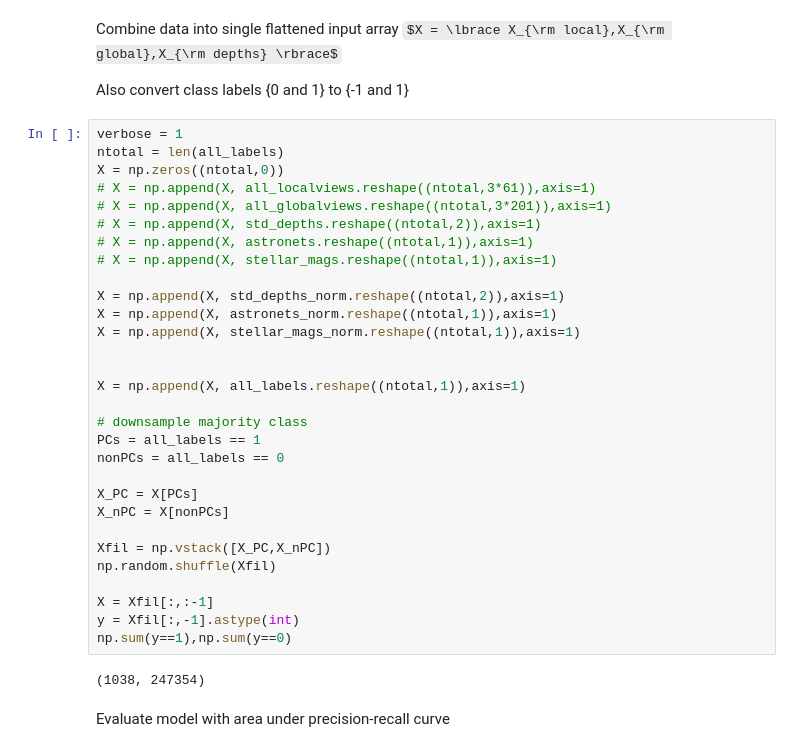
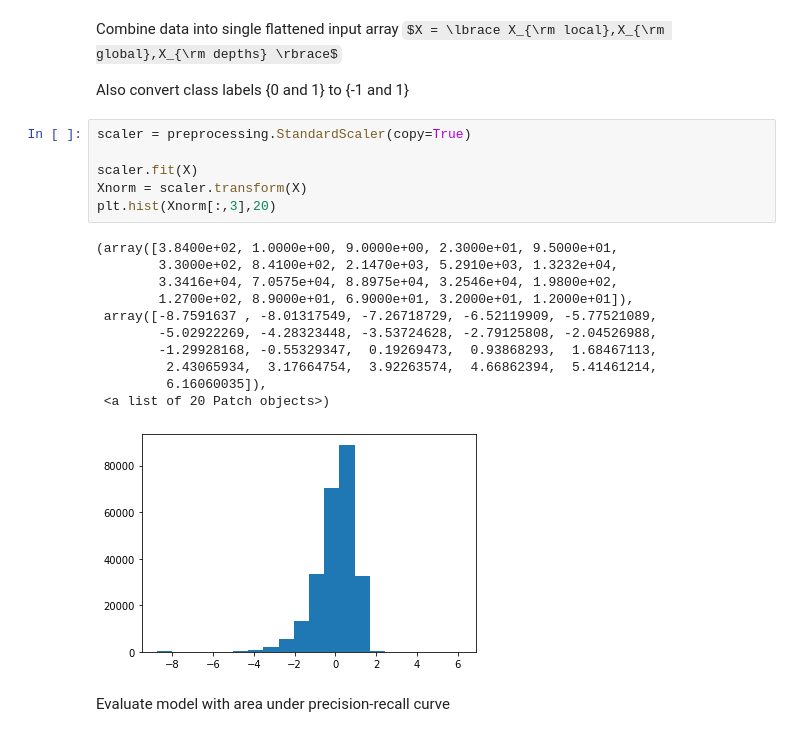
Before and after one commit to halstonblim/ml_exoplanet_vetter, a Jupyter notebook: CNN/exoplanet/cnn.ipynb, the cells around one changed output. Drawn from its saved outputs; the diff is of its cells as text; some formulas as TeX source.

```diff
--- a/CNN/exoplanet/cnn.ipynb
+++ b/CNN/exoplanet/cnn.ipynb
@@ -564,38 +633,24 @@ Combine data into single flattened input array
 $X = \lbrace X_{\rm local},X_{\rm global},X_{\rm depths} \rbrace$
 
 Also convert class labels {0 and 1} to {-1 and 1}
-# %%
-verbose = 1
-ntotal = len(all_labels)
-X = np.zeros((ntotal,0))
-# X = np.append(X, all_localviews.reshape((ntotal,3*61)),axis=1)
-# X = np.append(X, all_globalviews.reshape((ntotal,3*201)),axis=1)
-# X = np.append(X, std_depths.reshape((ntotal,2)),axis=1)
-# X = np.append(X, astronets.reshape((ntotal,1)),axis=1)
-# X = np.append(X, stellar_mags.reshape((ntotal,1)),axis=1)
-
-X = np.append(X, std_depths_norm.reshape((ntotal,2)),axis=1)
-X = np.append(X, astronets_norm.reshape((ntotal,1)),axis=1)
-X = np.append(X, stellar_mags_norm.reshape((ntotal,1)),axis=1)
-
-
-X = np.append(X, all_labels.reshape((ntotal,1)),axis=1)
-
-# downsample majority class
-PCs = all_labels == 1
-nonPCs = all_labels == 0
-
-X_PC = X[PCs]
-X_nPC = X[nonPCs]
-
-Xfil = np.vstack([X_PC,X_nPC])
-np.random.shuffle(Xfil)
-
-X = Xfil[:,:-1]
-y = Xfil[:,-1].astype(int)
-np.sum(y==1),np.sum(y==0)
-# %% [output]
-(1038, 247354)
+# %%
+scaler = preprocessing.StandardScaler(copy=True)
+
+scaler.fit(X)
+Xnorm = scaler.transform(X)
+plt.hist(Xnorm[:,3],20)
+# %% [output]
+(array([3.8400e+02, 1.0000e+00, 9.0000e+00, 2.3000e+01, 9.5000e+01,
+        3.3000e+02, 8.4100e+02, 2.1470e+03, 5.2910e+03, 1.3232e+04,
+        3.3416e+04, 7.0575e+04, 8.8975e+04, 3.2546e+04, 1.9800e+02,
+        1.2700e+02, 8.9000e+01, 6.9000e+01, 3.2000e+01, 1.2000e+01]),
+ array([-8.7591637 , -8.01317549, -7.26718729, -6.52119909, -5.77521089,
+        -5.02922269, -4.28323448, -3.53724628, -2.79125808, -2.04526988,
+        -1.29928168, -0.55329347,  0.19269473,  0.93868293,  1.68467113,
+         2.43065934,  3.17664754,  3.92263574,  4.66862394,  5.41461214,
+         6.16060035]),
+ <a list of 20 Patch objects>)
+[figure, added]
 # %% [markdown]
 Evaluate model with area under precision-recall curve
 # %%
```
Also changed, not shown: parts of 22 cells of this notebook, 1 other file.
